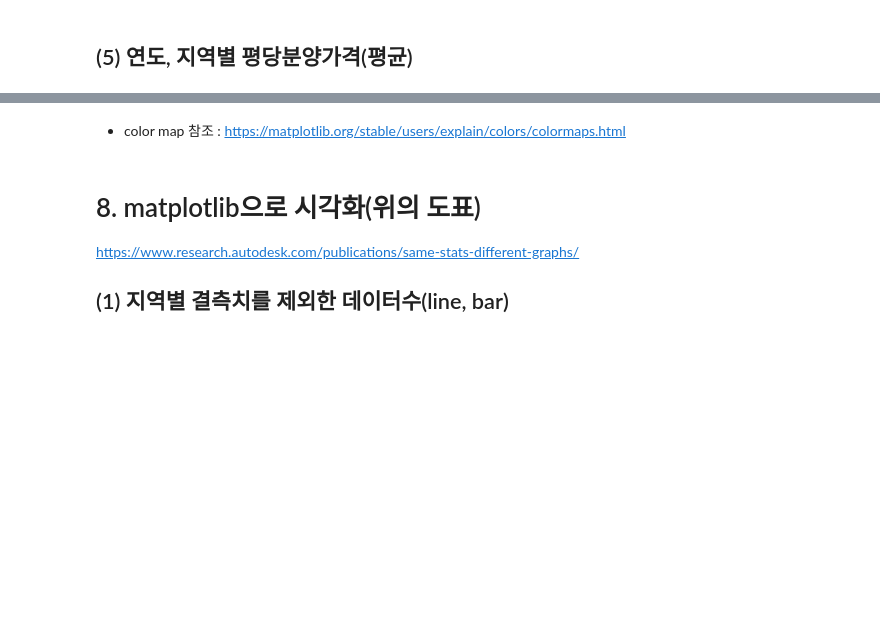
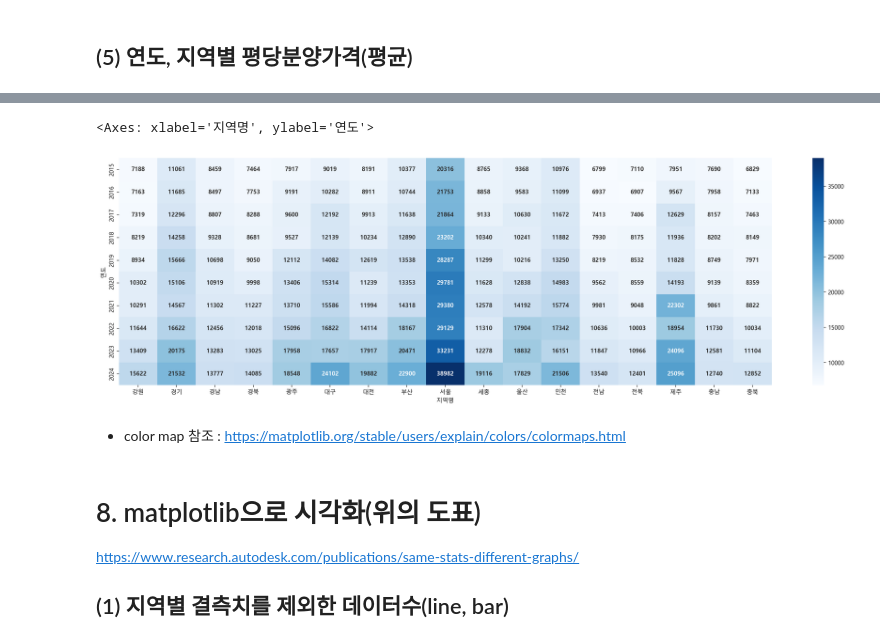
Before and after one commit to tangerineTaste/ai_x, a Jupyter notebook: source/01_python/ch13_예1_포트폴리오_아파트분양가분석.ipynb, the cells around one changed output, grey strips where cells are left out. Cells and saved outputs as stored; diff of their text form; code cells hidden in the pictures; blank space fills up the shorter version.

```diff
--- a/source/01_python/ch13_예1_포트폴리오_아파트분양가분석.ipynb
+++ b/source/01_python/ch13_예1_포트폴리오_아파트분양가분석.ipynb
@@ -292,4 +398,5 @@ commadrop2(df_last.loc[368, '분양가격(제곱미터)']) # nan을 nan
 - applymap(함수) : 2차원(모든 요소들에 함수를 적용)
 # %%
 #df_last['분양가격(제곱미터)'].apply(commadrop2)
-#df_last['분양가격(제곱미터)'].map(commadrop2)
+df_last['제곱미터당분양가격'] = df_last['분양가격(제곱미터)'].map(commadrop2)
+df_last.tail()
@@ -326,3 +679,10 @@ df_last.to_csv('data/df_last.csv', index=False) # 전처리 단계 백업
+# %%
+r = df_last.pivot_table(index='연도',columns='지역명',values='평당분양가격')
+plt.figure(figsize=(25,7))
+sns.heatmap(r,cmap='Blues', annot=True, fmt='.0f', annot_kws={'weight':'bold'})
+# %% [output]
+<Axes: xlabel='지역명', ylabel='연도'>
+[figure, added]
 # %% [markdown]
 - color map 참조 : https://matplotlib.org/stable/users/explain/colors/colormaps.html
 # %% [markdown]
```
Also changed, not shown: parts of 83 cells of this notebook, 3 other files.
